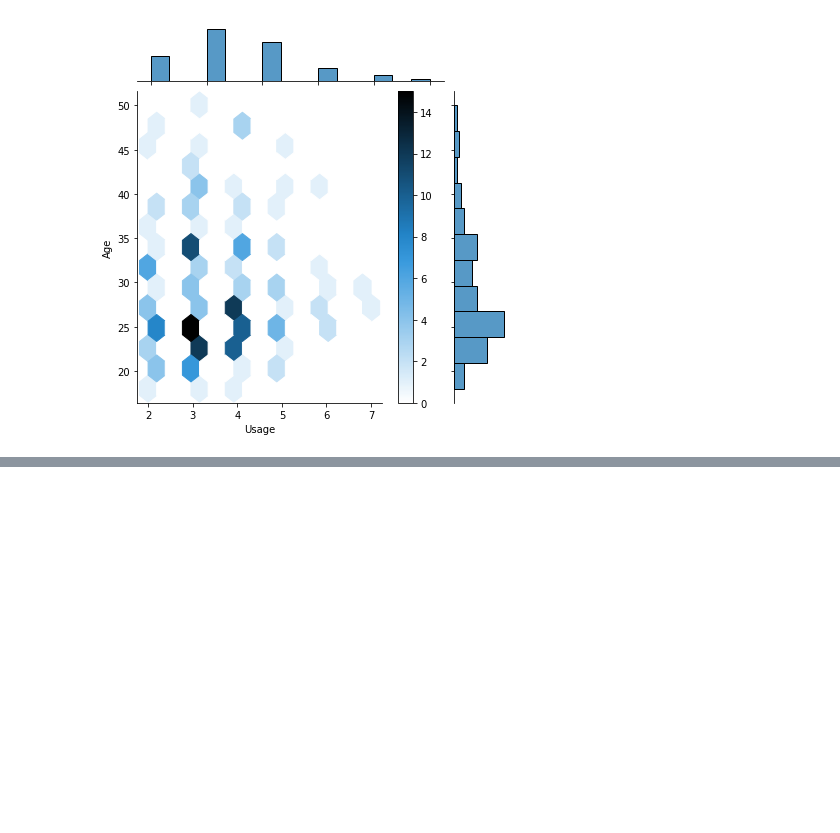
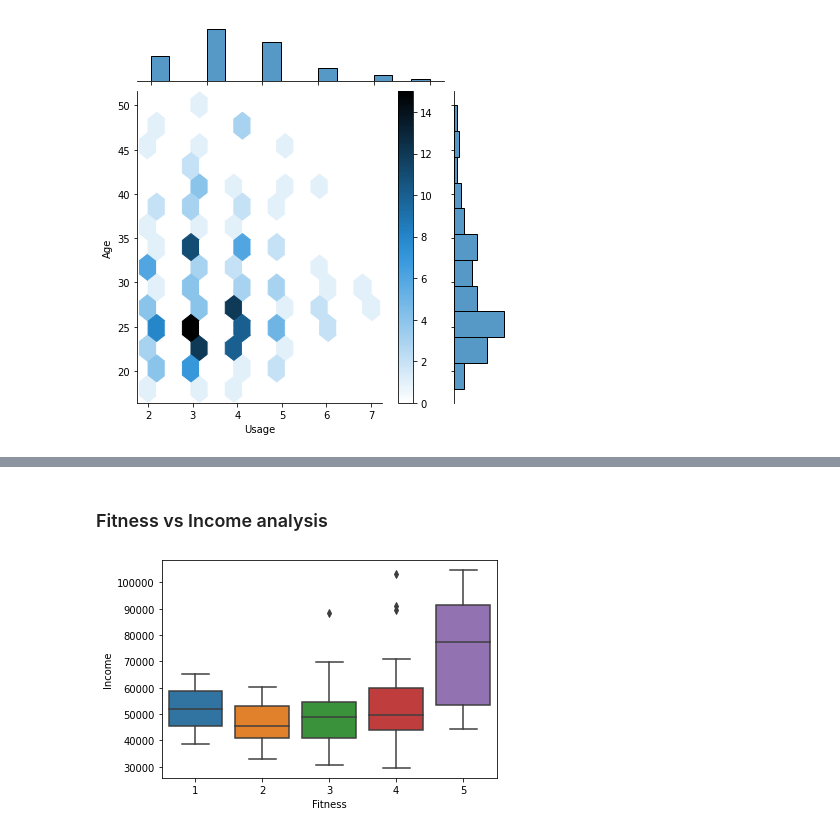
Before and after one commit to Isaac009/PGP-AIML, a Jupyter notebook: Projects/p/CardioGoodProject.ipynb, the cells around one changed output, grey strips where cells are left out. Cells and saved outputs as stored; diff of their text form; code cells hidden in the pictures; blank space fills up the shorter version.

```diff
--- a/Projects/p/CardioGoodProject.ipynb
+++ b/Projects/p/CardioGoodProject.ipynb
@@ -371,0 +392,6 @@ sns.histplot(data=df, x='Age', hue='Gender', kde=True);
+# %% [markdown]
+### Fitness vs Income analysis
+# %%
+sns.boxplot(df.Fitness, df.Income);
+# %% [output]
+[figure, added]
```
Also changed, not shown: parts of 36 cells of this notebook, 3 other files.
